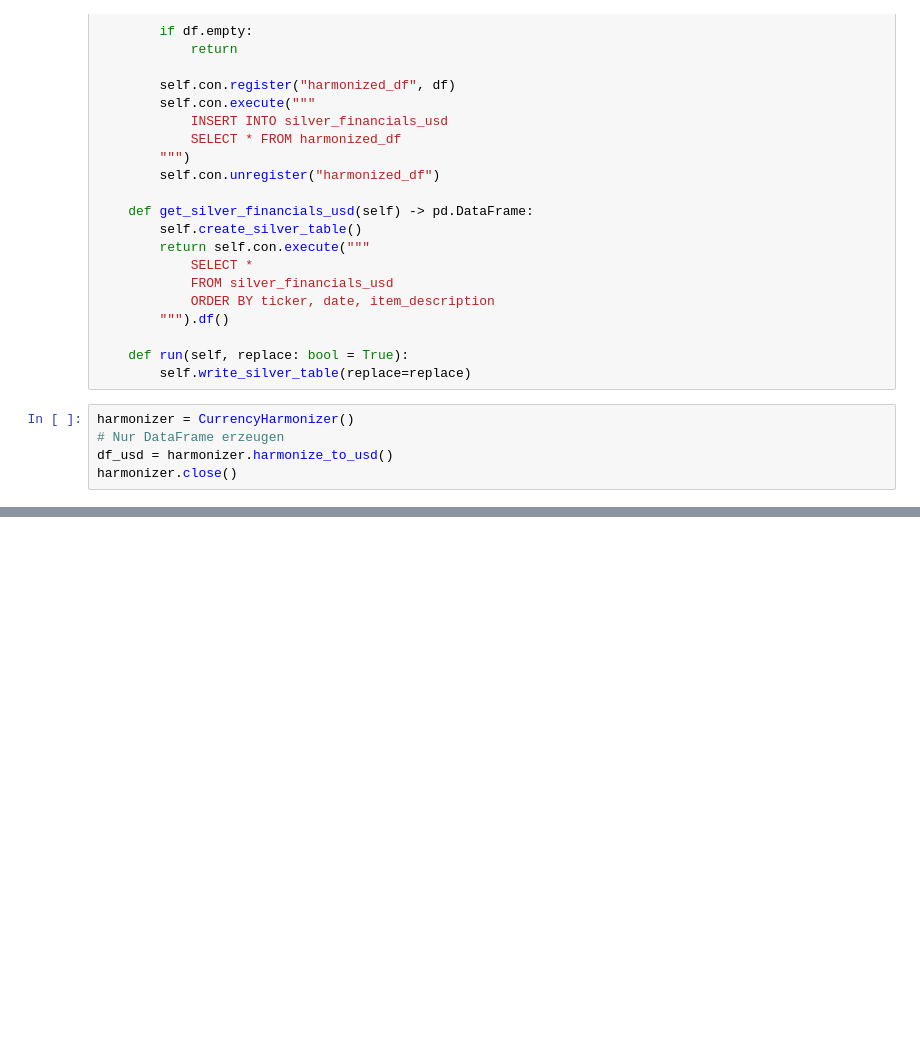
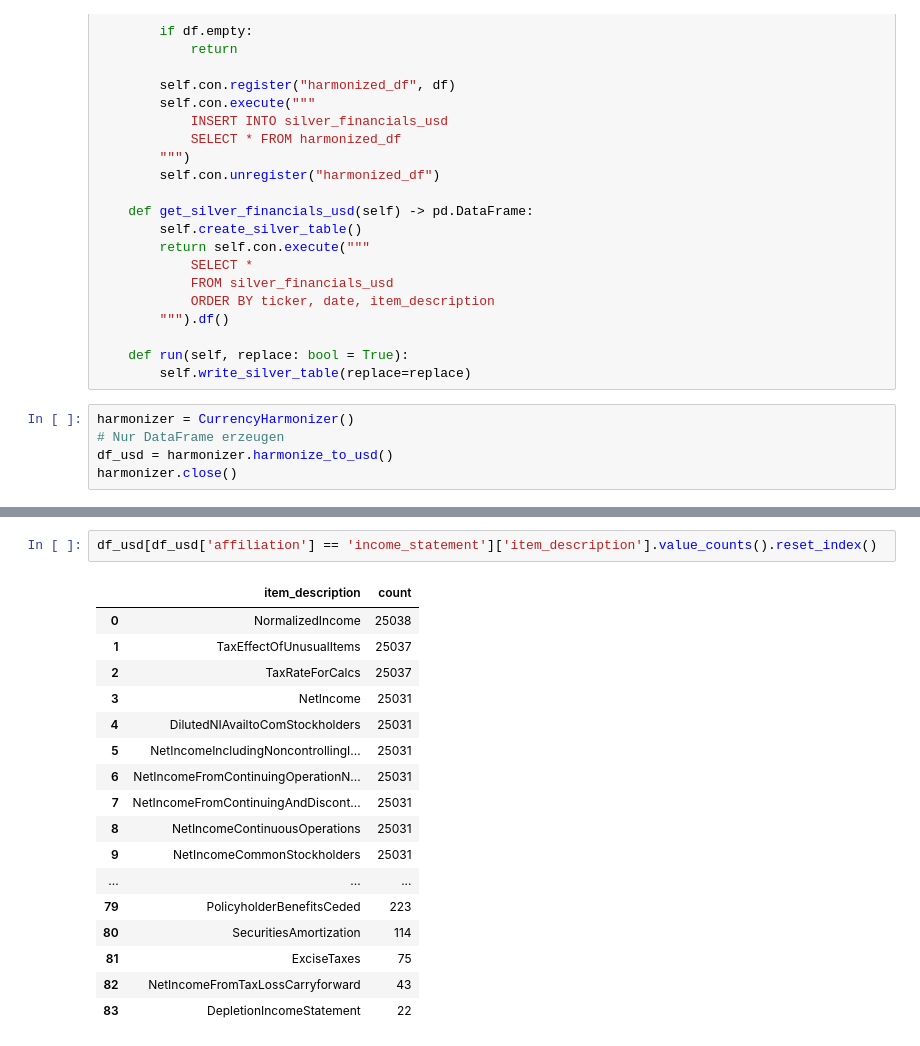
Before and after one commit to KonradSchumacher/DivAnalysisGNN, a Jupyter notebook: src/02_Silver/YahooFinance_Silver.ipynb, the cells around one changed output, grey strips where cells are left out. Drawn from its saved outputs; the diff is of its cells as text; blank space fills up the shorter version.

```diff
--- a/src/02_Silver/YahooFinance_Silver.ipynb
+++ b/src/02_Silver/YahooFinance_Silver.ipynb
@@ -812,0 +809,20 @@ harmonizer.close()
+# %%
+df_usd[df_usd['affiliation'] == 'income_statement']['item_description'].value_counts().reset_index()
+# %% [output]
+|  | item_description | count |
+| 0 | NormalizedIncome | 25038 |
+| 1 | TaxEffectOfUnusualItems | 25037 |
+| 2 | TaxRateForCalcs | 25037 |
+| 3 | NetIncome | 25031 |
+| 4 | DilutedNIAvailtoComStockholders | 25031 |
+| 5 | NetIncomeIncludingNoncontrollingI... | 25031 |
+| 6 | NetIncomeFromContinuingOperationN... | 25031 |
+| 7 | NetIncomeFromContinuingAndDiscont... | 25031 |
+| 8 | NetIncomeContinuousOperations | 25031 |
+| 9 | NetIncomeCommonStockholders | 25031 |
+| ... | ... | ... |
+| 79 | PolicyholderBenefitsCeded | 223 |
+| 80 | SecuritiesAmortization | 114 |
+| 81 | ExciseTaxes | 75 |
+| 82 | NetIncomeFromTaxLossCarryforward | 43 |
+| 83 | DepletionIncomeStatement | 22 |
```
Also changed, not shown: parts of 10 cells of this notebook, 1 other file.
